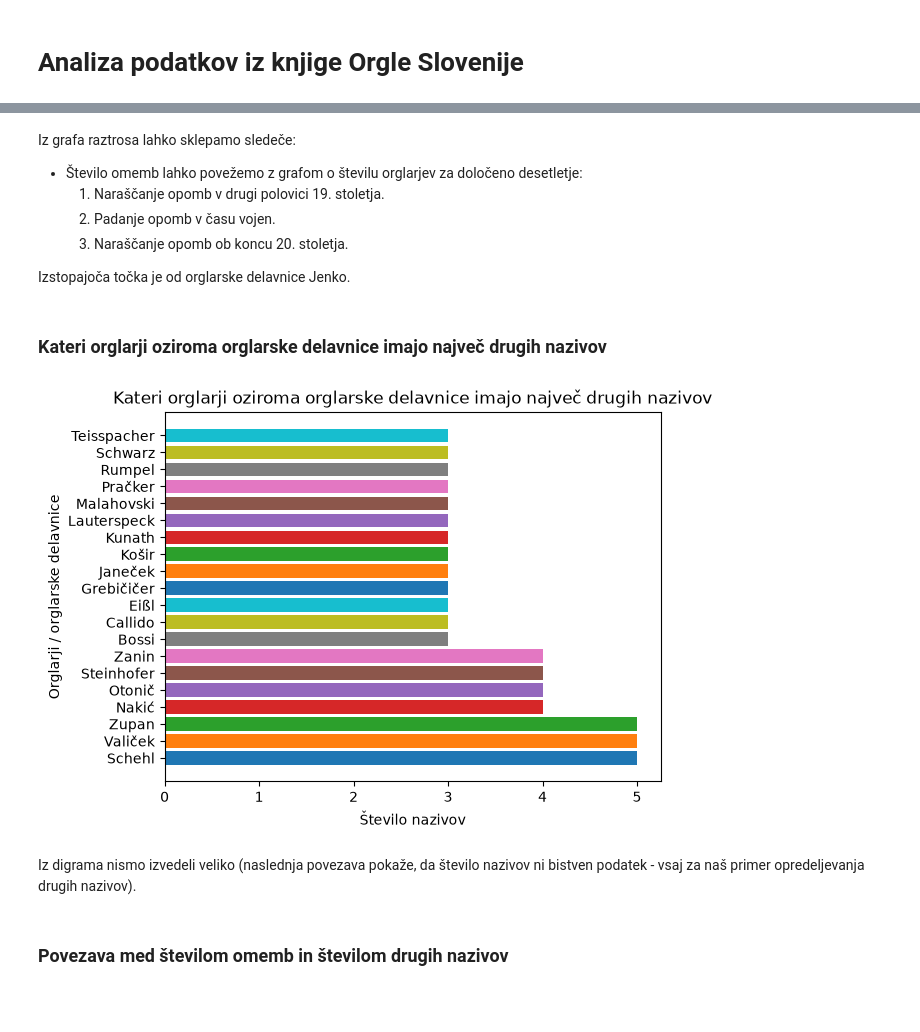
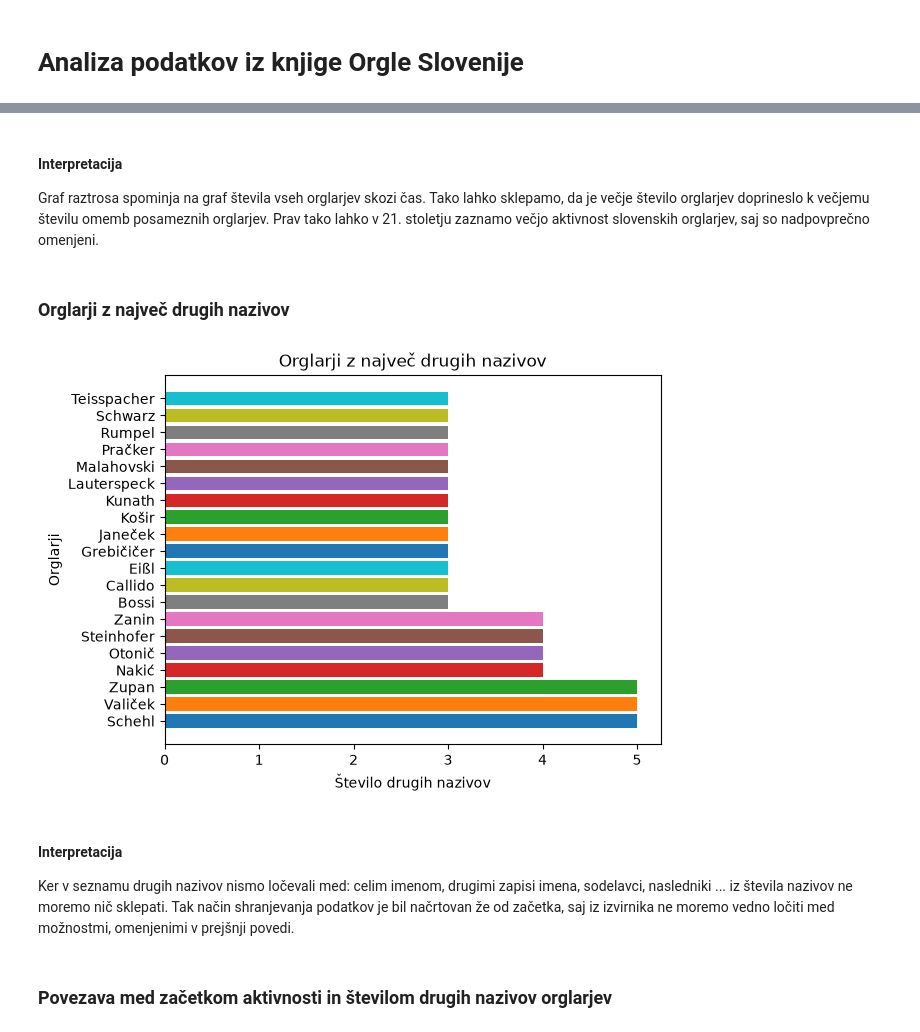
Before and after one commit to PetJer/UVP-projektna-naloga, a Jupyter notebook: analiza.ipynb, the cells around one changed output, grey strips where cells are left out. Drawn from its saved outputs; the diff is of its cells as text; code cells hidden in the pictures; blank space fills up the shorter version.

```diff
--- a/analiza.ipynb
+++ b/analiza.ipynb
@@ -251,35 +252,33 @@ plt.ylabel("Število omemb");
 # %% [markdown]
-Iz grafa raztrosa lahko sklepamo sledeče:
-- Število omemb lahko povežemo z grafom o številu orglarjev za določeno desetletje:
-    1. Naraščanje opomb v drugi polovici 19. stoletja.
-    2. Padanje opomb v času vojen.
-    3. Naraščanje opomb ob koncu 20. stoletja.
+#### Interpretacija
 
-Izstopajoča točka je od orglarske delavnice Jenko.
+Graf raztrosa spominja na graf števila vseh orglarjev skozi čas. Tako lahko sklepamo, da je večje število orglarjev doprineslo k večjemu številu omemb posameznih orglarjev. Prav tako lahko v 21. stoletju zaznamo večjo aktivnost slovenskih orglarjev, saj so nadpovprečno omenjeni.
 # %% [markdown]
-### Kateri orglarji oziroma orglarske delavnice imajo največ drugih nazivov
+### Orglarji z največ drugih nazivov
 # %%
-# Sestavimo seznam orglarjev oziroma orglarskih delavnic skupaj s številom nazivov
+# Sestavimo seznam orglarjev s številom nazivov
 org_naz = [
     (naziv, len(eval(drugi_nazivi)))
     for naziv, drugi_nazivi in zip(org.kratek_naziv, org.drugi_nazivi)
 ]
 
 # Orglarje uredimo glede na število nazivov
 org_naz.sort(reverse=True, key=lambda x: x[1])
 
-# Zapišemo 20 orglarjev oziroma orglarskih delavnic z največ nazivi v diagram
+# Zapišemo 20 orglarjev z največ nazivi v diagram
 for naziv, st_naz in org_naz[:20]:
     plt.barh(naziv, st_naz)
 
 # Nastavimo prikaz diagrama
-plt.title("Kateri orglarji oziroma orglarske delavnice imajo največ drugih nazivov")
-plt.xlabel("Število nazivov")
-plt.ylabel("Orglarji / orglarske delavnice");
+plt.title("Orglarji z največ drugih nazivov")
+plt.xlabel("Število drugih nazivov")
+plt.ylabel("Orglarji");
 # %% [output]
-[figure, old version]
+[figure, new version]
 # %% [markdown]
-Iz digrama nismo izvedeli veliko (naslednja povezava pokaže, da število nazivov ni bistven podatek - vsaj za naš primer opredeljevanja drugih nazivov).
+#### Interpretacija
+
+Ker v seznamu drugih nazivov nismo ločevali med: celim imenom, drugimi zapisi imena, sodelavci, nasledniki ... iz števila nazivov ne moremo nič sklepati. Tak način shranjevanja podatkov je bil načrtovan že od začetka, saj iz izvirnika ne moremo vedno ločiti med možnostmi, omenjenimi v prejšnji povedi.
 # %% [markdown]
-### Povezava med številom omemb in številom drugih nazivov
+### Povezava med začetkom aktivnosti in številom drugih nazivov orglarjev
 # %%
```
Also changed, not shown: parts of 25 cells of this notebook, 1 other file.
